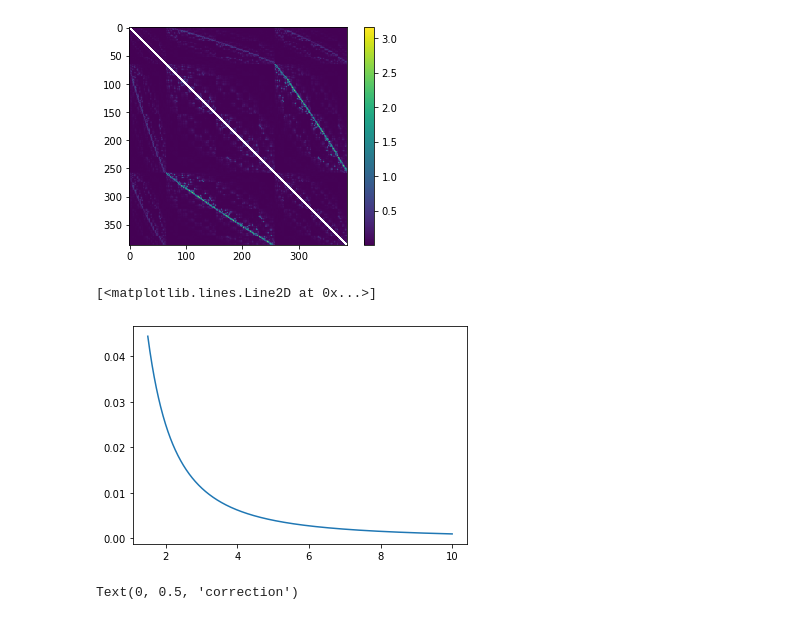
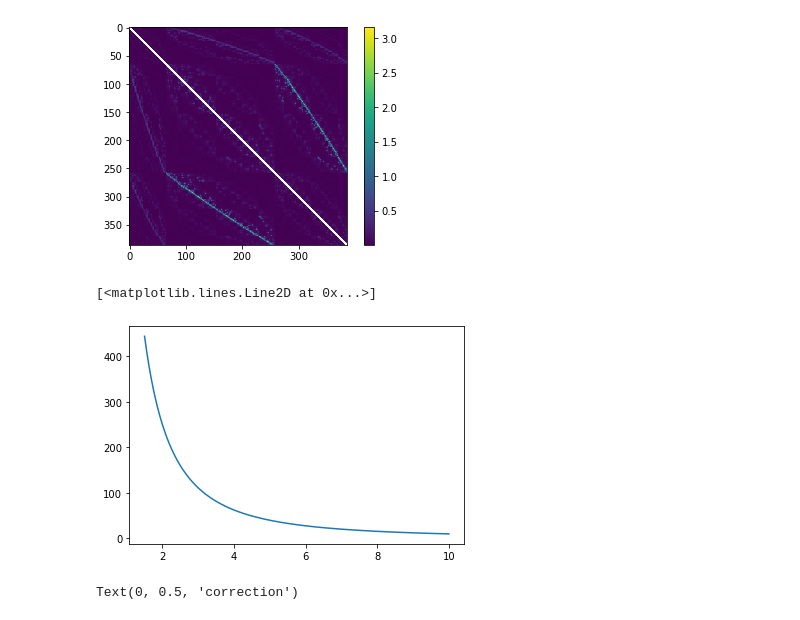
Before and after one commit to reac-nps/NanoParticleLibrary, a Jupyter notebook: Tutorial_Adsorption.ipynb, the cells around one changed output. Drawn from its saved outputs; the diff is of its cells as text; code cells hidden in the pictures.

```diff
--- a/Tutorial_Adsorption.ipynb
+++ b/Tutorial_Adsorption.ipynb
@@ -138,18 +138,18 @@ plt.show()
 # %%
 import matplotlib.pyplot as plt
 
 def f(x):
     return a/x**2
 
 
 distance = np.linspace(1.5,10,1000)
 energy = np.zeros((len(distance),1))
-energy = 0.1/distance**2
+energy = 1000/distance**2
 
 plt.plot(distance, energy)
 # %% [output]
 [<matplotlib.lines.Line2D at 0x...>]
-[figure, old version]
+[figure, new version]
 # %%
 import matplotlib.pyplot as plt
 atoms = p_with_adsorbates.get_ase_atoms()
```
Also changed, not shown: 2 other files.
